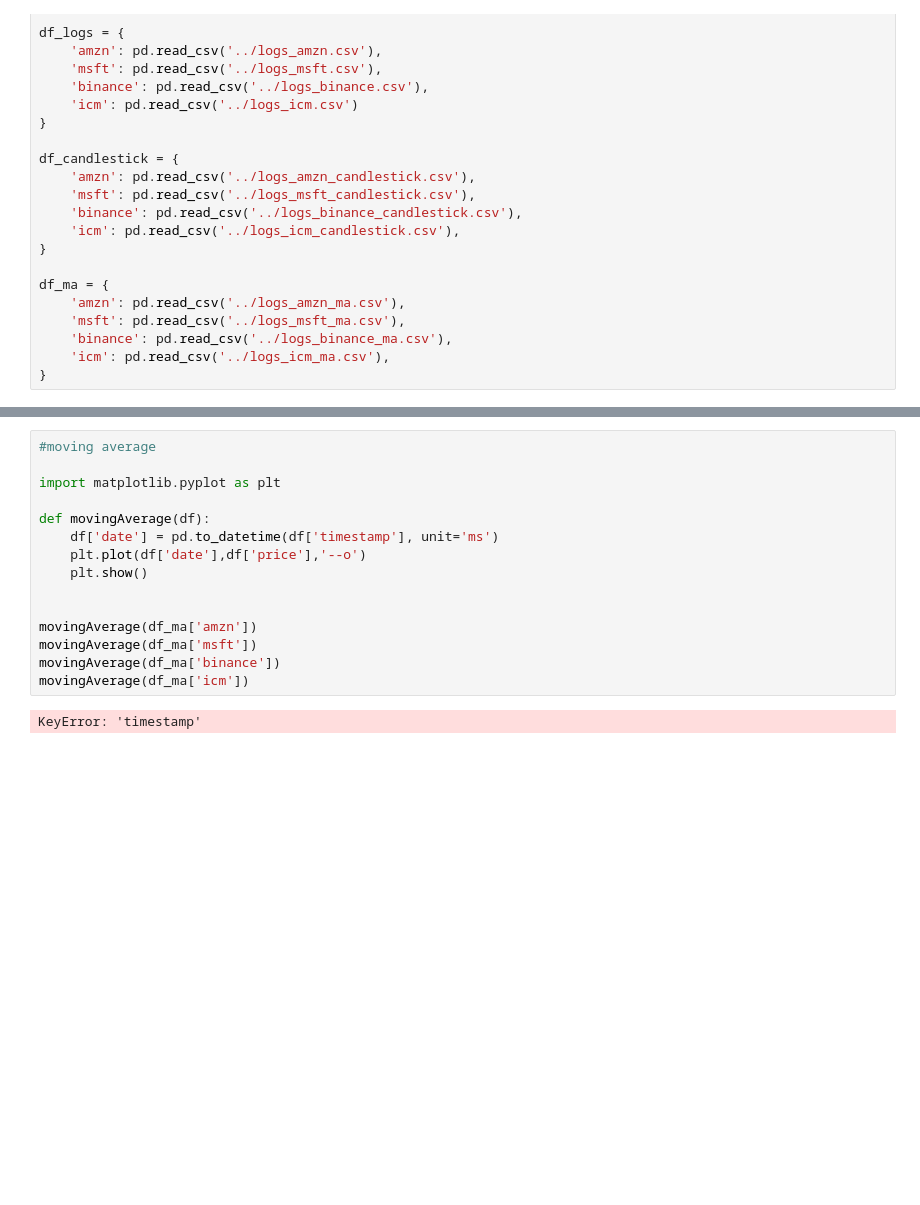
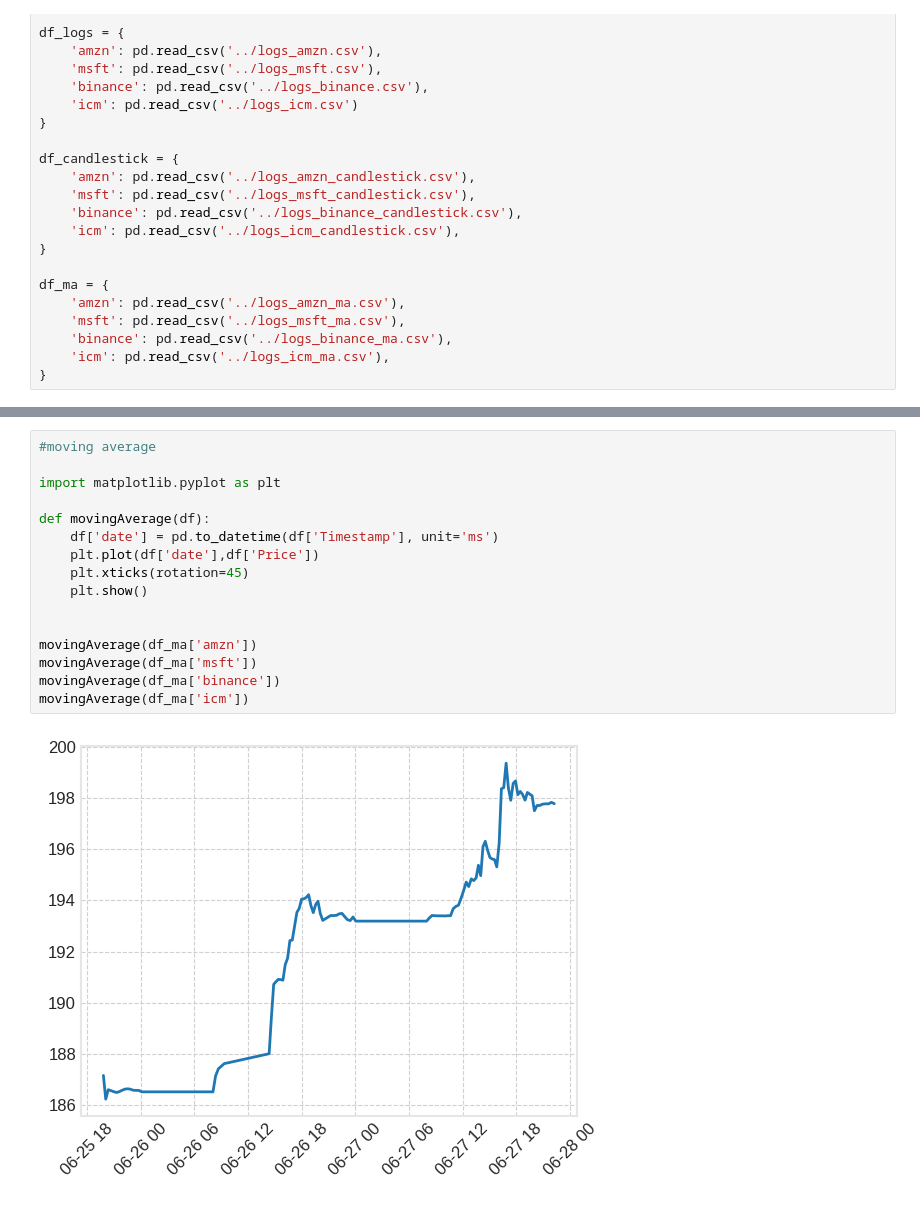
Before and after one commit to thodkatz/embedded-rtos, a Jupyter notebook: finhub/report/plots.ipynb, the cells around one changed output, grey strips where cells are left out. Saved outputs shown, nothing was run; the diff lists cells and outputs as text; blank space fills up the shorter version.

```diff
--- a/finhub/report/plots.ipynb
+++ b/finhub/report/plots.ipynb
@@ -74,17 +157,18 @@ Attempting to set identical low and high ylims makes transformation singular; au
 # %%
 #moving average
 
 import matplotlib.pyplot as plt
 
 def movingAverage(df):
-    df['date'] = pd.to_datetime(df['timestamp'], unit='ms')
-    plt.plot(df['date'],df['price'],'--o')
+    df['date'] = pd.to_datetime(df['Timestamp'], unit='ms')
+    plt.plot(df['date'],df['Price'])
+    plt.xticks(rotation=45)
     plt.show()
 
 
 movingAverage(df_ma['amzn'])
 movingAverage(df_ma['msft'])
 movingAverage(df_ma['binance'])
 movingAverage(df_ma['icm'])
 # %% [output]
-KeyError: 'timestamp'
+[figure, added]
```
Also changed, not shown: parts of 4 cells of this notebook, 29 other files.
